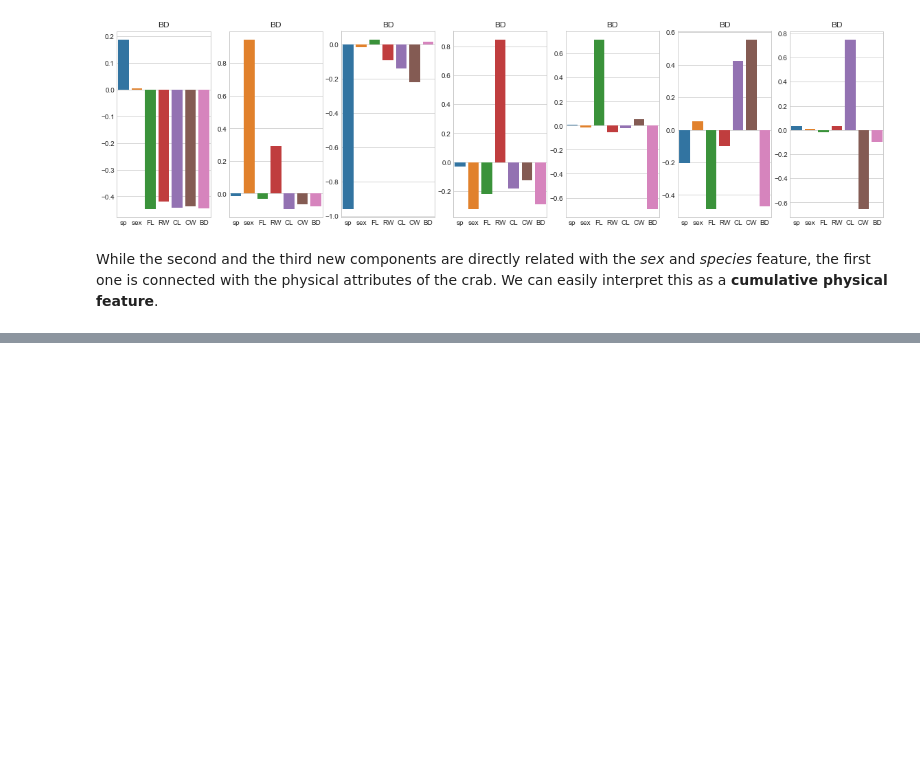
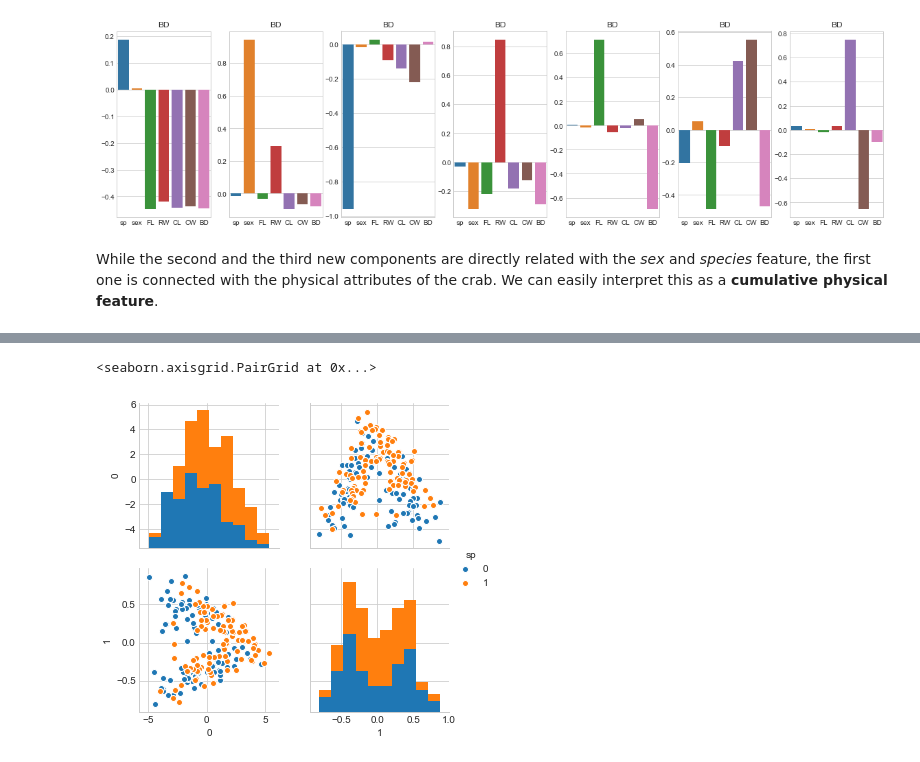
Before and after one commit to amezzali/Demos_and_stats_code, a Jupyter notebook: PCA and visualization - a demo analysis.ipynb, the cells around one changed output, grey strips where cells are left out. Drawn from its saved outputs; the diff is of its cells as text; code cells hidden in the pictures; blank space fills up the shorter version.

```diff
--- a/PCA and visualization - a demo analysis.ipynb
+++ b/PCA and visualization - a demo analysis.ipynb
@@ -254,0 +311,3 @@ We can easily interpret this as a **cumulative physical feature**.
+# %%
+X_tot =X_r.merge(Y,left_index=True,right_index=True)
+X_tot.head()
@@ -254,0 +321,5 @@ We can easily interpret this as a **cumulative physical feature**.
+# %%
+sns.pairplot(X_tot, vars=[0,1],hue="sp")
+# %% [output]
+<seaborn.axisgrid.PairGrid at 0x...>
+[figure, added]
```
Also changed, not shown: parts of 20 cells of this notebook.
